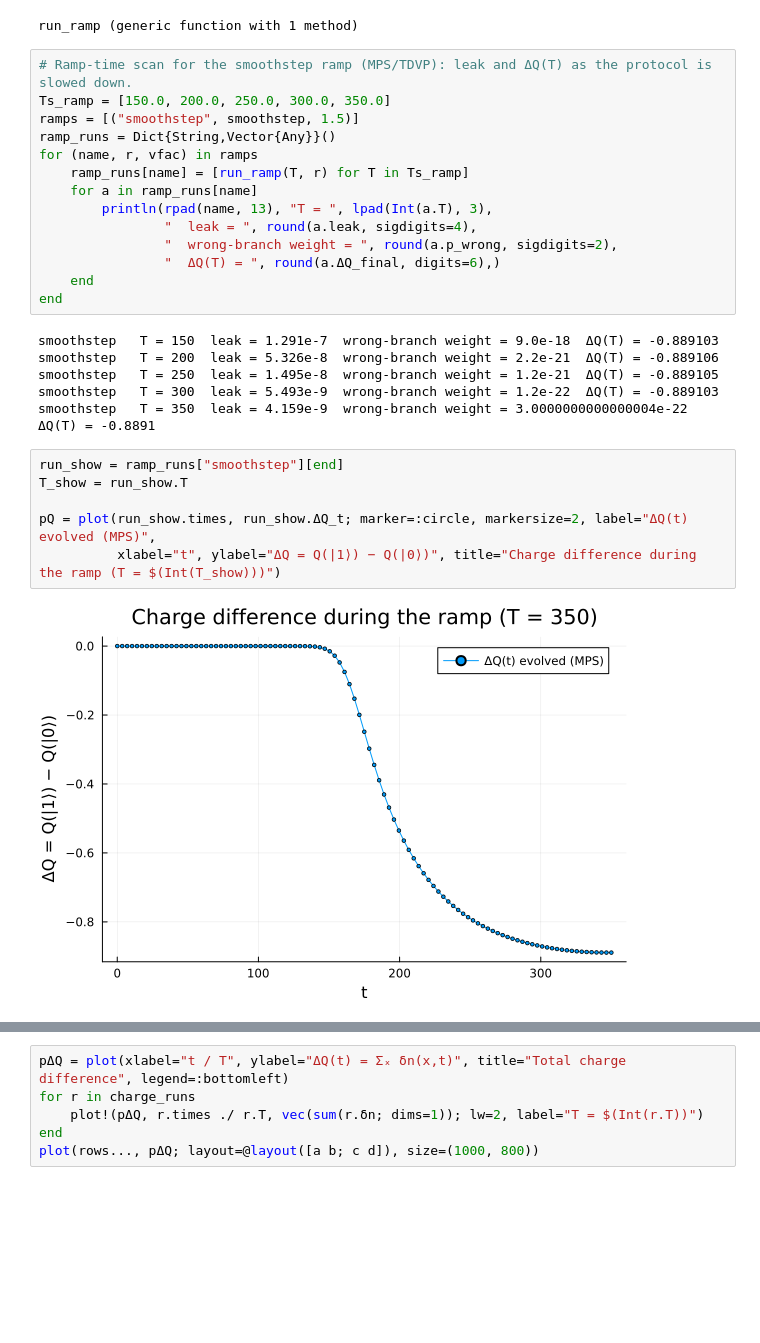
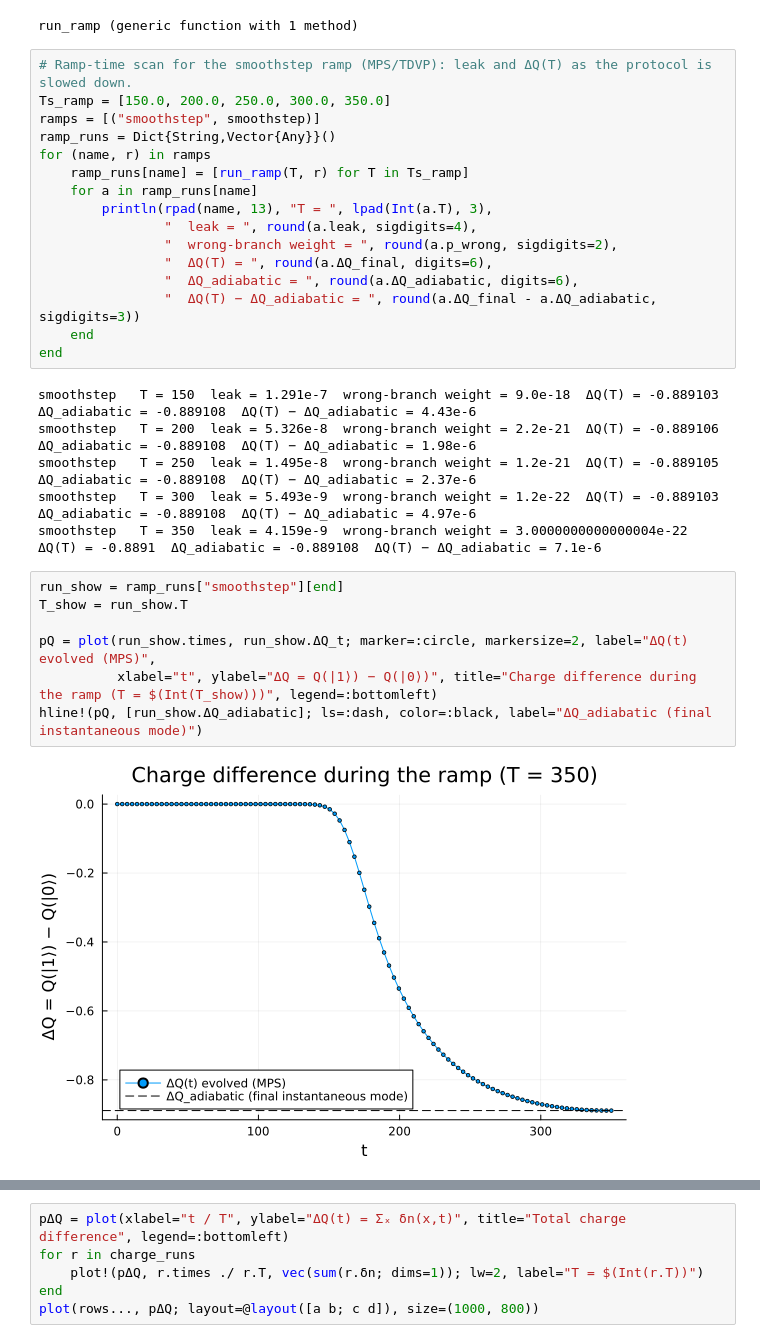
Before and after one commit to alasko5/MSH_Tensor_Network_Methods, a Jupyter notebook: kitaev_charge_difference.ipynb, the cells around one changed output, grey strips where cells are left out. Saved outputs shown, nothing was run; the diff lists cells and outputs as text; blank space fills up the shorter version.

```diff
--- a/kitaev_charge_difference.ipynb
+++ b/kitaev_charge_difference.ipynb
@@ -576,31 +566,34 @@ run_ramp (generic function with 1 method)
 # %%
 # Ramp-time scan for the smoothstep ramp (MPS/TDVP): leak and ΔQ(T) as the protocol is slowed down.
 Ts_ramp = [150.0, 200.0, 250.0, 300.0, 350.0]
-ramps = [("smoothstep", smoothstep, 1.5)]
+ramps = [("smoothstep", smoothstep)]
 ramp_runs = Dict{String,Vector{Any}}()
-for (name, r, vfac) in ramps
+for (name, r) in ramps
     ramp_runs[name] = [run_ramp(T, r) for T in Ts_ramp]
     for a in ramp_runs[name]
         println(rpad(name, 13), "T = ", lpad(Int(a.T), 3),
                 "  leak = ", round(a.leak, sigdigits=4),
                 "  wrong-branch weight = ", round(a.p_wrong, sigdigits=2),
-                "  ΔQ(T) = ", round(a.ΔQ_final, digits=6),)
+                "  ΔQ(T) = ", round(a.ΔQ_final, digits=6),
+                "  ΔQ_adiabatic = ", round(a.ΔQ_adiabatic, digits=6),
+                "  ΔQ(T) − ΔQ_adiabatic = ", round(a.ΔQ_final - a.ΔQ_adiabatic, sigdigits=3))
     end
 end
 # %% [output]
-smoothstep   T = 150  leak = 1.291e-7  wrong-branch weight = 9.0e-18  ΔQ(T) = -0.889103
-smoothstep   T = 200  leak = 5.326e-8  wrong-branch weight = 2.2e-21  ΔQ(T) = -0.889106
-smoothstep   T = 250  leak = 1.495e-8  wrong-branch weight = 1.2e-21  ΔQ(T) = -0.889105
-smoothstep   T = 300  leak = 5.493e-9  wrong-branch weight = 1.2e-22  ΔQ(T) = -0.889103
-smoothstep   T = 350  leak = 4.159e-9  wrong-branch weight = 3.0000000000000004e-22  ΔQ(T) = -0.8891
+smoothstep   T = 150  leak = 1.291e-7  wrong-branch weight = 9.0e-18  ΔQ(T) = -0.889103  ΔQ_adiabatic = -0.889108  ΔQ(T) − ΔQ_adiabatic = 4.43e-6
+smoothstep   T = 200  leak = 5.326e-8  wrong-branch weight = 2.2e-21  ΔQ(T) = -0.889106  ΔQ_adiabatic = -0.889108  ΔQ(T) − ΔQ_adiabatic = 1.98e-6
+smoothstep   T = 250  leak = 1.495e-8  wrong-branch weight = 1.2e-21  ΔQ(T) = -0.889105  ΔQ_adiabatic = -0.889108  ΔQ(T) − ΔQ_adiabatic = 2.37e-6
+smoothstep   T = 300  leak = 5.493e-9  wrong-branch weight = 1.2e-22  ΔQ(T) = -0.889103  ΔQ_adiabatic = -0.889108  ΔQ(T) − ΔQ_adiabatic = 4.97e-6
+smoothstep   T = 350  leak = 4.159e-9  wrong-branch weight = 3.0000000000000004e-22  ΔQ(T) = -0.8891  ΔQ_adiabatic = -0.889108  ΔQ(T) − ΔQ_adiabatic = 7.1e-6
 # %%
 run_show = ramp_runs["smoothstep"][end]
 T_show = run_show.T
 
 pQ = plot(run_show.times, run_show.ΔQ_t; marker=:circle, markersize=2, label="ΔQ(t) evolved (MPS)",
-          xlabel="t", ylabel="ΔQ = Q(|1⟩) − Q(|0⟩)", title="Charge difference during the ramp (T = $(Int(T_show)))")
+          xlabel="t", ylabel="ΔQ = Q(|1⟩) − Q(|0⟩)", title="Charge difference during the ramp (T = $(Int(T_show)))", legend=:bottomleft)
+hline!(pQ, [run_show.ΔQ_adiabatic]; ls=:dash, color=:black, label="ΔQ_adiabatic (final instantaneous mode)")
 # %% [output]
-[figure, old version]
+[figure, new version]
 # %%
 # Evolve both logical states and track the difference in their charge densities.
 # |0⟩ and |1⟩ share the filled bulk and differ only in which member of the zero-mode pair is filled:
```
Also changed, not shown: parts of 15 cells of this notebook, 1 other file.
